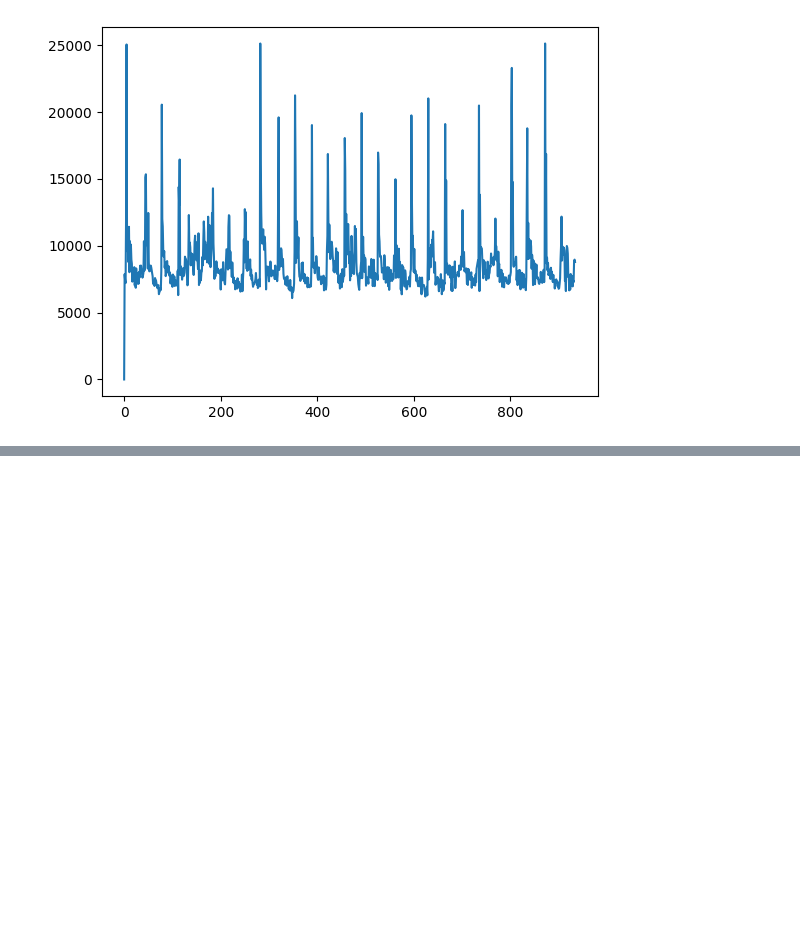
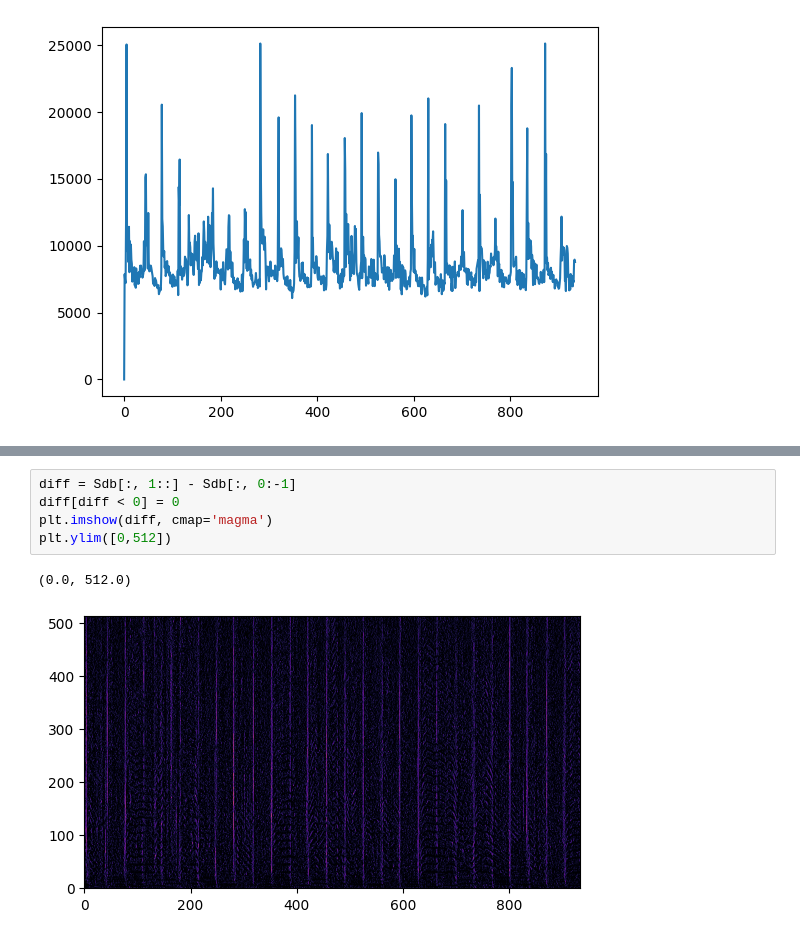
Before and after one commit to hwilt/CS372, a Jupyter notebook: Class_Exercises/Mar13/Rhythm.ipynb, the cells around one changed output, grey strips where cells are left out. Drawn from its saved outputs; the diff is of its cells as text; blank space fills up the shorter version.

```diff
--- a/Class_Exercises/Mar13/Rhythm.ipynb
+++ b/Class_Exercises/Mar13/Rhythm.ipynb
@@ -119,0 +131,8 @@ plt.plot(diff)
+# %%
+diff = Sdb[:, 1::] - Sdb[:, 0:-1]
+diff[diff < 0] = 0
+plt.imshow(diff, cmap='magma')
+plt.ylim([0,512])
+# %% [output]
+(0.0, 512.0)
+[figure, added]
```
Also changed, not shown: parts of 5 cells of this notebook.
